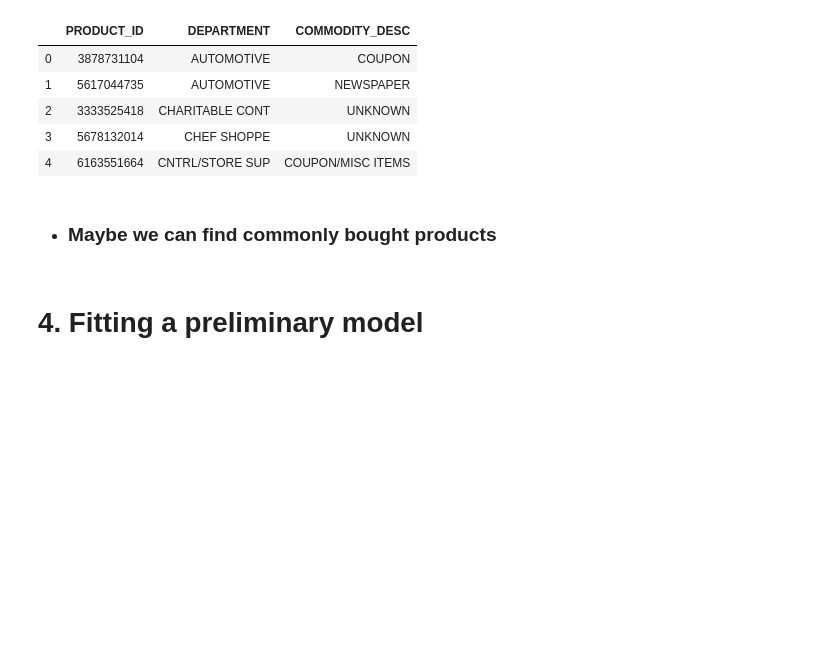
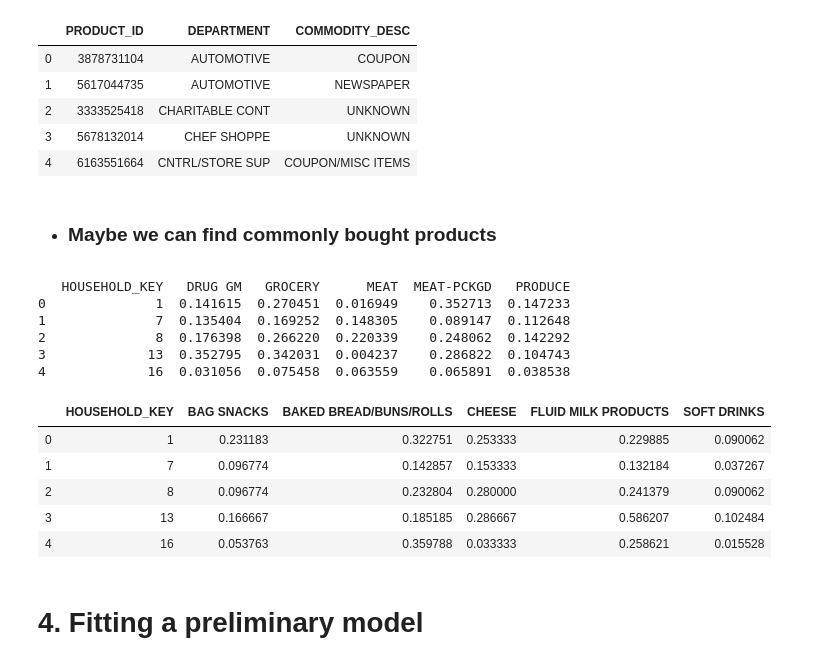
Before and after one commit to robmoratore/ShellDnA, a Jupyter notebook: DnA 2.0/cleaned main notebook.ipynb, the cells around one changed output. Cells and saved outputs as stored; diff of their text form; code cells hidden in the pictures; blank space fills up the shorter version.

```diff
--- a/DnA 2.0/cleaned main notebook.ipynb
+++ b/DnA 2.0/cleaned main notebook.ipynb
@@ -435,21 +444,71 @@ df_products.head()
 # %% [markdown]
 * ### Maybe we can find commonly bought products
 # %%
+# Tables that shows us out the most popular departments and products
+# how many times a family bought from them, normalised
+
 things_families_buy = df_transactions[['HOUSEHOLD_KEY','PRODUCT_ID']].merge(df_products, on='PRODUCT_ID', how='left')
 things_families_buy = things_families_buy[['HOUSEHOLD_KEY','DEPARTMENT','COMMODITY_DESC']]
 things_families_buy.sort_values(by='HOUSEHOLD_KEY').head()
 
 # finding most popular department
 most_popular_department = things_families_buy.drop('HOUSEHOLD_KEY', axis=1).reset_index().drop('index',axis=1)
 most_popular_department = most_popular_department.groupby('DEPARTMENT').size().reset_index()
 most_popular_department.rename(columns={0:'count'}, inplace=True)
 most_popular_department = most_popular_department.sort_values('count', ascending=False)
 most_popular_department_list = most_popular_department.head()['DEPARTMENT'].tolist()
+most_popular_department_per_family = things_families_buy.groupby(['HOUSEHOLD_KEY','DEPARTMENT']).size().reset_index()
+most_popular_department_per_family.rename(columns={0:'count'}, inplace=True)
+most_popular_department_per_family_reduced = most_popular_department_per_family[most_popular_department_per_family['DEPARTMENT'].isin(most_popular_department_list)]
+popular_department_table = most_popular_department_per_family_reduced.pivot(index='HOUSEHOLD_KEY', columns = 'DEPARTMENT', values='count')
+popular_department_table.columns.name = None
+popular_department_table.fillna(0, inplace=True)
+popular_department_table = popular_department_table.reset_index()
 
+x = popular_department_table.values #returns a numpy array
+min_max_scaler = preprocessing.MinMaxScaler()
+x_scaled = min_max_scaler.fit_transform(x)
+values = pd.DataFrame(x_scaled)
+values.columns = popular_department_table.columns
+values['HOUSEHOLD_KEY'] = popular_department_table['HOUSEHOLD_KEY']
+popular_department_table = values.copy()
+
+# finding most popular products
 most_popular_commodity = things_families_buy.drop('HOUSEHOLD_KEY', axis=1).reset_index().drop('index',axis=1)
 most_popular_commodity = most_popular_commodity.groupby('COMMODITY_DESC').size().reset_index()
 most_popular_commodity.rename(columns={0:'count'}, inplace=True)
 most_popular_commodity = most_popular_commodity.sort_values('count', ascending=False)
 most_popular_commodity_list = most_popular_commodity.head()['COMMODITY_DESC'].tolist()
+most_popular_commodity_per_family = things_families_buy.groupby(['HOUSEHOLD_KEY','COMMODITY_DESC']).size().reset_index()
+most_popular_commodity_per_family.rename(columns={0:'count'}, inplace=True)
+most_popular_commodity_per_family_reduced = most_popular_commodity_per_family[most_popular_commodity_per_family['COMMODITY_DESC'].isin(most_popular_commodity_list)]
+popular_commodity_table = most_popular_commodity_per_family_reduced.pivot(index='HOUSEHOLD_KEY', columns = 'COMMODITY_DESC', values='count')
+popular_commodity_table.columns.name = None
+popular_commodity_table.fillna(0, inplace=True)
+popular_commodity_table = popular_commodity_table.reset_index()
+
+x = popular_commodity_table.values #returns a numpy array
+min_max_scaler = preprocessing.MinMaxScaler()
+x_scaled = min_max_scaler.fit_transform(x)
+values = pd.DataFrame(x_scaled)
+values.columns = popular_commodity_table.columns
+values['HOUSEHOLD_KEY'] = popular_commodity_table['HOUSEHOLD_KEY']
+popular_commodity_table = values.copy()
+
+print(popular_department_table.head())
+popular_commodity_table.head()
+# %% [output]
+   HOUSEHOLD_KEY   DRUG GM   GROCERY      MEAT  MEAT-PCKGD   PRODUCE
+0              1  0.141615  0.270451  0.016949    0.352713  0.147233
+1              7  0.135404  0.169252  0.148305    0.089147  0.112648
+2              8  0.176398  0.266220  0.220339    0.248062  0.142292
+3             13  0.352795  0.342031  0.004237    0.286822  0.104743
+4             16  0.031056  0.075458  0.063559    0.065891  0.038538
+|  | HOUSEHOLD_KEY | BAG SNACKS | BAKED BREAD/BUNS/ROLLS | CHEESE | FLUID MILK PRODUCTS | SOFT DRINKS |
+| 0 | 1 | 0.231183 | 0.322751 | 0.253333 | 0.229885 | 0.090062 |
+| 1 | 7 | 0.096774 | 0.142857 | 0.153333 | 0.132184 | 0.037267 |
+| 2 | 8 | 0.096774 | 0.232804 | 0.280000 | 0.241379 | 0.090062 |
+| 3 | 13 | 0.166667 | 0.185185 | 0.286667 | 0.586207 | 0.102484 |
+| 4 | 16 | 0.053763 | 0.359788 | 0.033333 | 0.258621 | 0.015528 |
 # %% [markdown]
 # 4. Fitting a preliminary model <a class="anchor" id="train_first"></a>
```
Also changed, not shown: parts of 23 cells of this notebook, 1 other file.
